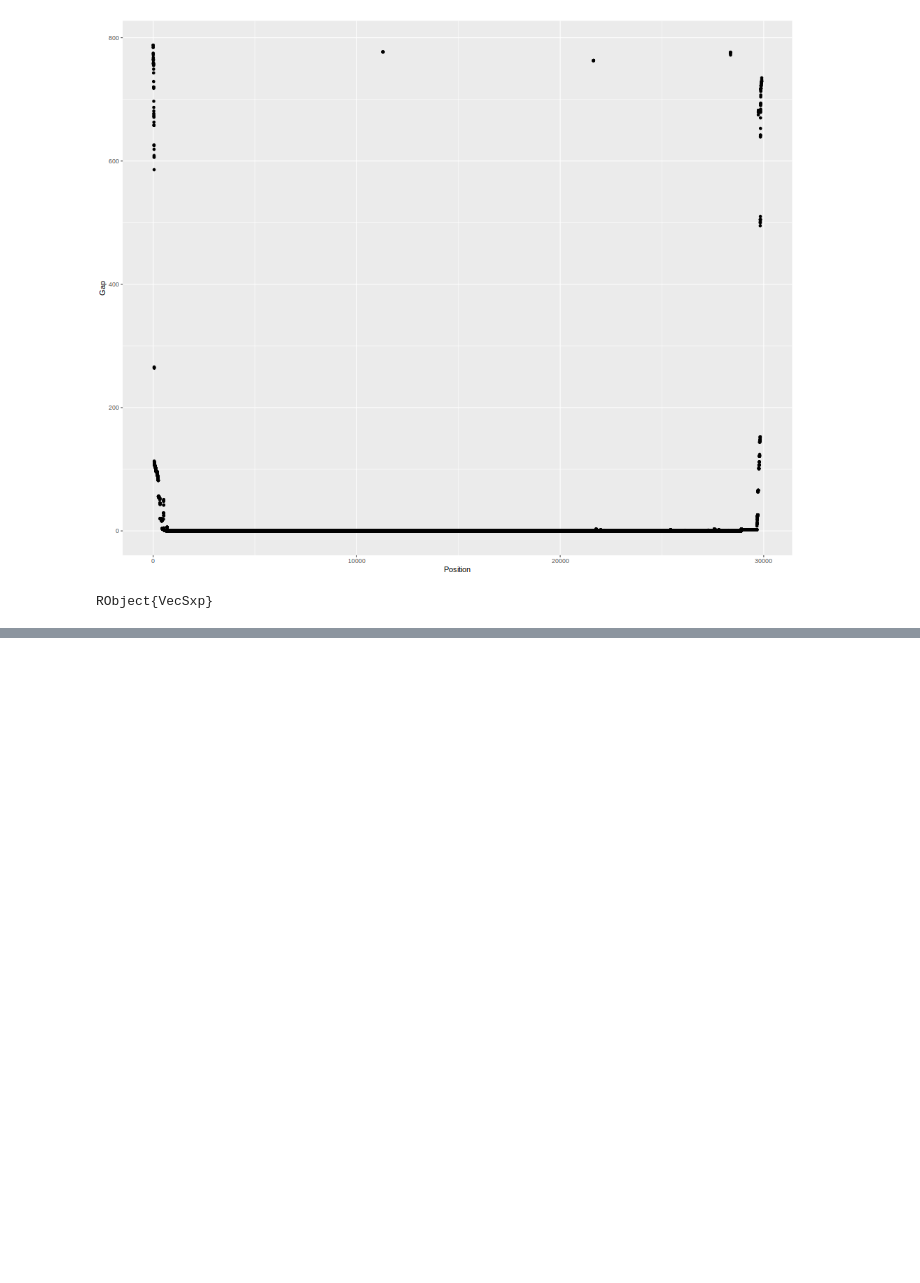
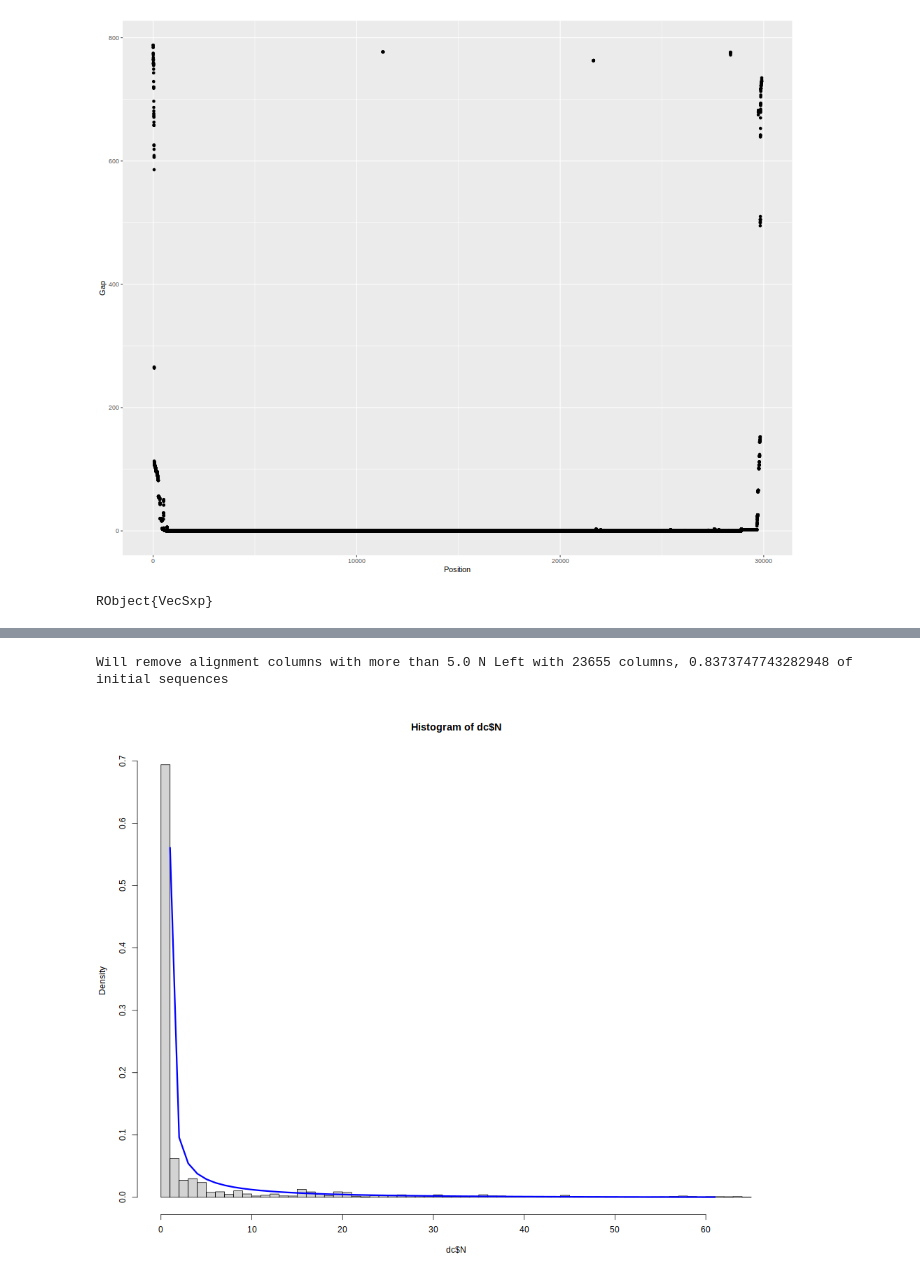
Before and after one commit to GediminasA/JuliaClusterAndTreeTools, a Jupyter notebook: notebooks/test_aln.ipynb, the cells around one changed output, grey strips where cells are left out. Drawn from its saved outputs; the diff is of its cells as text; code cells hidden in the pictures; blank space fills up the shorter version.

```diff
--- a/notebooks/test_aln.ipynb
+++ b/notebooks/test_aln.ipynb
@@ -215,0 +139,27 @@ outd
+# %%
+#remove out lier positions based on N
+@rput keepPositionsFraction
+RCall.rcall_p(:options, rcalljl_options=Dict(:width => 1000, :height => 800))
+
+
+
+R"""
+library(fitdistrplus)
+fit <- fitdist(dc$N, "nbinom")
+mu = as.double(fit$estimate["mu"][[1]])
+size = as.double(fit$estimate["size"][[1]])
+fitD <- dnbinom(0:60, size=size, mu=mu)
+hist(dc$N, prob=TRUE, breaks=60)
+lines(fitD, lwd="3", col="blue")
+maxNlimit = qnbinom(keepPositionsFraction, mu = mu, size = size)
+"""
+@rget maxNlimit
+leftNini = nrow(dc)
+dcf1 = filter(row -> row.N <= maxNlimit, dc)
+print("Will remove alignment columns with more than $maxNlimit N ")
+leftN = nrow(dcf1)
+leftP = leftN/leftNini
+print("Left with $leftN columns, $leftP of initial sequences ")
+# %% [output]
+Will remove alignment columns with more than 5.0 N Left with 23655 columns, 0.8373747743282948 of initial sequences
+[figure, added]
```
Also changed, not shown: parts of 26 cells of this notebook, 3 other files.
